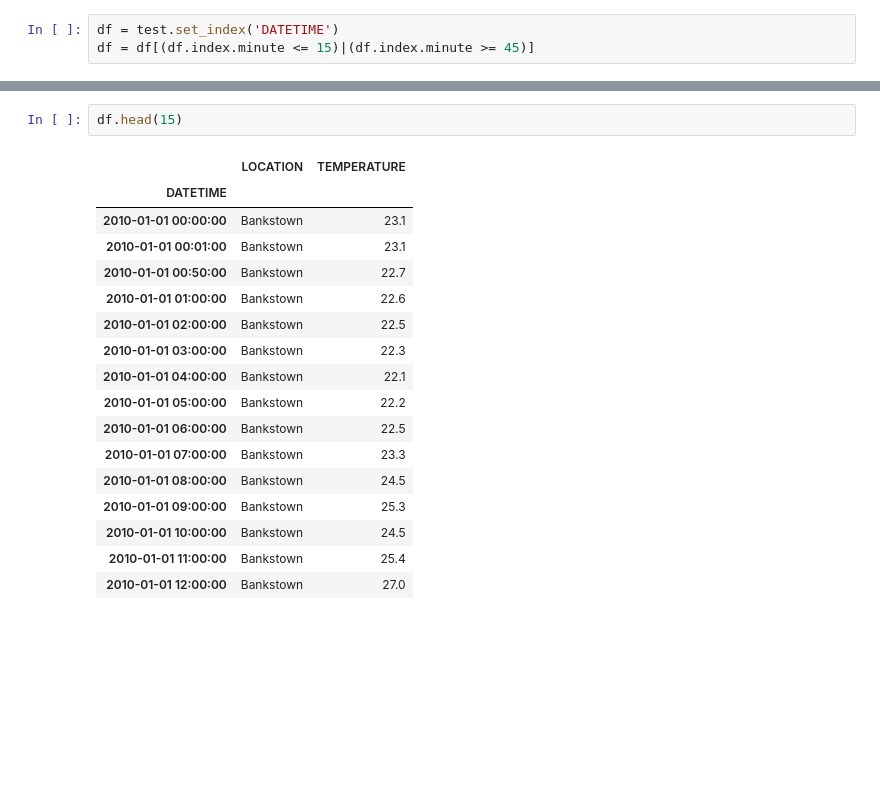
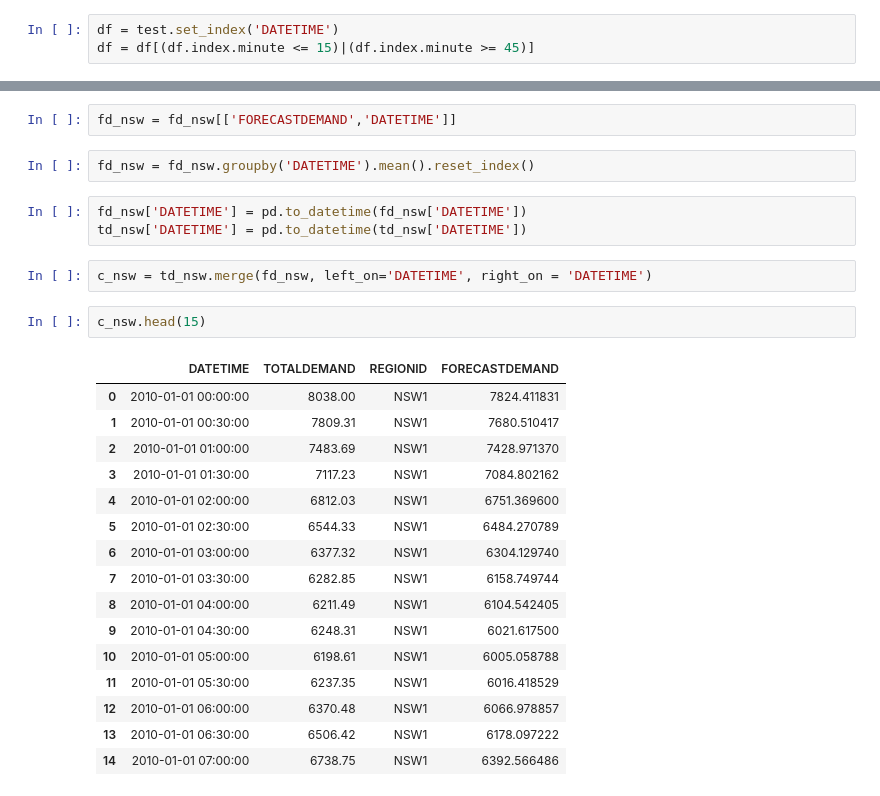
Before and after one commit to the-rahul-kumar/UNSW-Group-C-Project, a Jupyter notebook: Rahul-Workings/Data-Set-Combiner-EDA.ipynb, the cells around one changed output, grey strips where cells are left out. Saved outputs shown, nothing was run; the diff lists cells and outputs as text; blank space fills up the shorter version.

```diff
--- a/Rahul-Workings/Data-Set-Combiner-EDA.ipynb
+++ b/Rahul-Workings/Data-Set-Combiner-EDA.ipynb
@@ -185,20 +226,28 @@ df = df[(df.index.minute <= 15)|(df.index.minute >= 45)]
+# %%
+fd_nsw = fd_nsw[['FORECASTDEMAND','DATETIME']]
+# %%
+fd_nsw = fd_nsw.groupby('DATETIME').mean().reset_index()
+# %%
+fd_nsw['DATETIME'] = pd.to_datetime(fd_nsw['DATETIME'])
+td_nsw['DATETIME'] = pd.to_datetime(td_nsw['DATETIME'])
+# %%
+c_nsw = td_nsw.merge(fd_nsw, left_on='DATETIME', right_on = 'DATETIME')
 # %%
-df.head(15)
+c_nsw.head(15)
 # %% [output]
-|  | LOCATION | TEMPERATURE |
-| DATETIME |  |  |
-| 2010-01-01 00:00:00 | Bankstown | 23.1 |
-| 2010-01-01 00:01:00 | Bankstown | 23.1 |
-| 2010-01-01 00:50:00 | Bankstown | 22.7 |
-| 2010-01-01 01:00:00 | Bankstown | 22.6 |
-| 2010-01-01 02:00:00 | Bankstown | 22.5 |
-| 2010-01-01 03:00:00 | Bankstown | 22.3 |
-| 2010-01-01 04:00:00 | Bankstown | 22.1 |
-| 2010-01-01 05:00:00 | Bankstown | 22.2 |
-| 2010-01-01 06:00:00 | Bankstown | 22.5 |
-| 2010-01-01 07:00:00 | Bankstown | 23.3 |
-| 2010-01-01 08:00:00 | Bankstown | 24.5 |
-| 2010-01-01 09:00:00 | Bankstown | 25.3 |
-| 2010-01-01 10:00:00 | Bankstown | 24.5 |
-| 2010-01-01 11:00:00 | Bankstown | 25.4 |
-| 2010-01-01 12:00:00 | Bankstown | 27.0 |
+|  | DATETIME | TOTALDEMAND | REGIONID | FORECASTDEMAND |
+| 0 | 2010-01-01 00:00:00 | 8038.00 | NSW1 | 7824.411831 |
+| 1 | 2010-01-01 00:30:00 | 7809.31 | NSW1 | 7680.510417 |
+| 2 | 2010-01-01 01:00:00 | 7483.69 | NSW1 | 7428.971370 |
+| 3 | 2010-01-01 01:30:00 | 7117.23 | NSW1 | 7084.802162 |
+| 4 | 2010-01-01 02:00:00 | 6812.03 | NSW1 | 6751.369600 |
+| 5 | 2010-01-01 02:30:00 | 6544.33 | NSW1 | 6484.270789 |
+| 6 | 2010-01-01 03:00:00 | 6377.32 | NSW1 | 6304.129740 |
+| 7 | 2010-01-01 03:30:00 | 6282.85 | NSW1 | 6158.749744 |
+| 8 | 2010-01-01 04:00:00 | 6211.49 | NSW1 | 6104.542405 |
+| 9 | 2010-01-01 04:30:00 | 6248.31 | NSW1 | 6021.617500 |
+| 10 | 2010-01-01 05:00:00 | 6198.61 | NSW1 | 6005.058788 |
+| 11 | 2010-01-01 05:30:00 | 6237.35 | NSW1 | 6016.418529 |
+| 12 | 2010-01-01 06:00:00 | 6370.48 | NSW1 | 6066.978857 |
+| 13 | 2010-01-01 06:30:00 | 6506.42 | NSW1 | 6178.097222 |
+| 14 | 2010-01-01 07:00:00 | 6738.75 | NSW1 | 6392.566486 |
```
Also changed, not shown: parts of 10 cells of this notebook, 5 other files.
